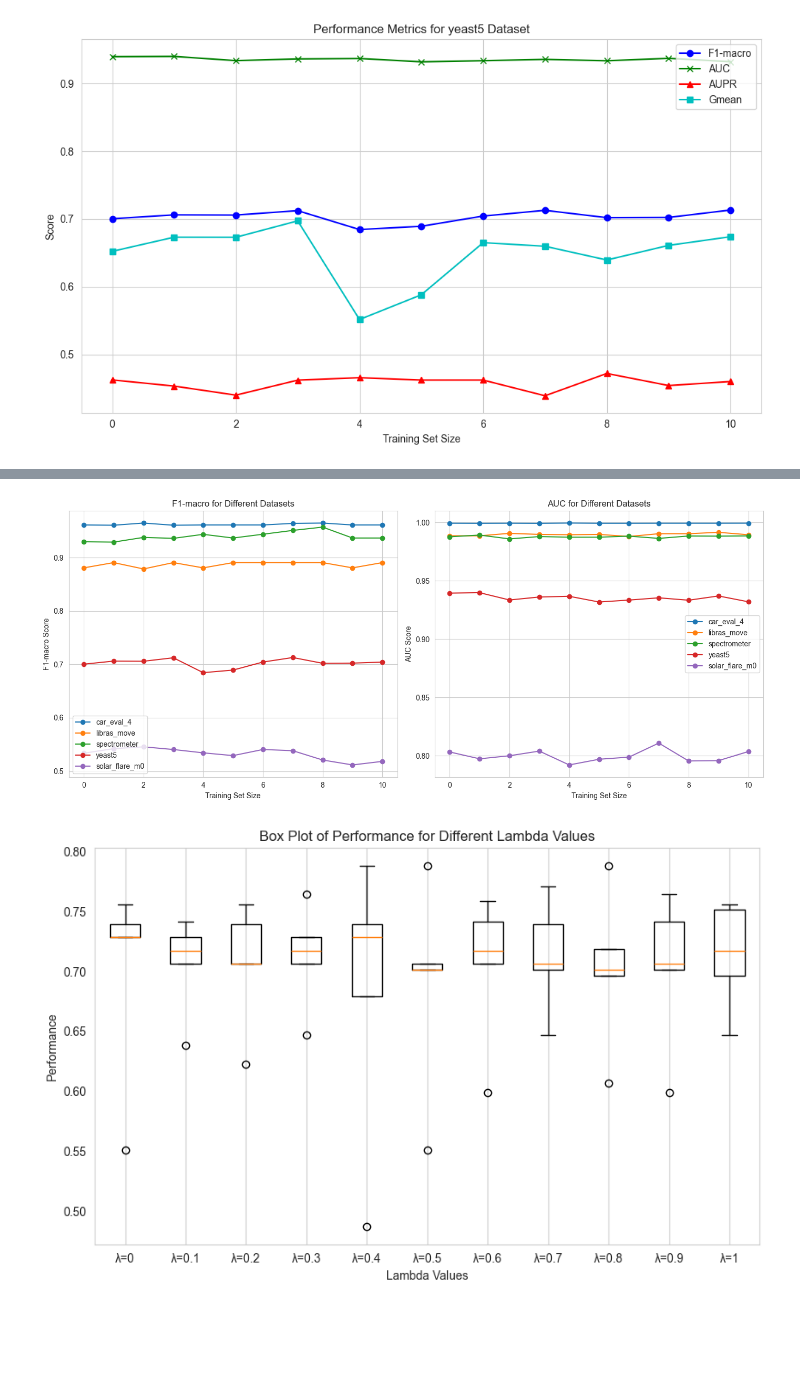
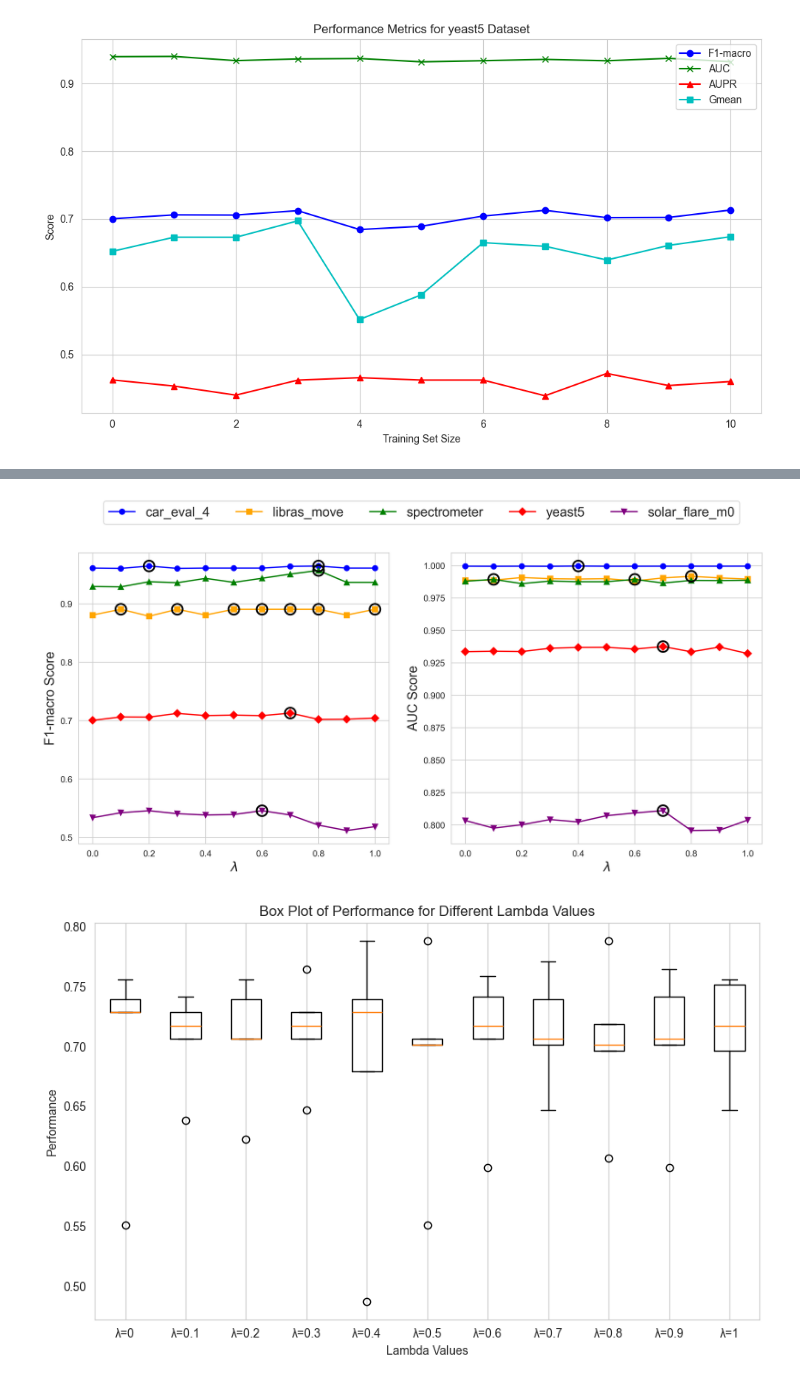
Before and after one commit to papazhu1/DGBDF, a Jupyter notebook: model/test.ipynb, the cells around one changed output, grey strips where cells are left out. Cells and saved outputs as stored; diff of their text form; code cells hidden in the pictures; blank space fills up the shorter version.

```diff
--- a/model/test.ipynb
+++ b/model/test.ipynb
@@ -1382,7 +1382,9 @@ files = [
     "libras_move_hyperparameter_res.txt",
     "spectrometer_hyperparameter_res.txt",
     "yeast5_hyperparameter_res.txt",
-    "solar_flare_m0_hyperparameter_res.txt"
+    "solar_flare_m0_hyperparameter_res.txt",
+    "ecoli1_hyperparameter_res.txt",
+    "glass3_hyperparameter_res.txt"
 ]
 
 # 提取所有文件的结果
@@ -1482,72 +1500,82 @@ f1_macro = np.array([[0.96102, 0.96052, 0.9646 , 0.96052, 0.96102, 0.96102, 0.96
         0.89052, 0.89052, 0.88068, 0.89052],
        [0.92954, 0.92892, 0.9377 , 0.93596, 0.94348, 0.93658, 0.94366,
         0.9508 , 0.957  , 0.93658, 0.93658],
-       [0.70034, 0.7061 , 0.70582, 0.7123 , 0.68444, 0.68928, 0.70434,
+       [0.70034, 0.7061 , 0.70582, 0.7123 , 0.70844, 0.70928, 0.70834,
         0.71278, 0.70198, 0.70232, 0.7042 ],
-       [0.53362, 0.54214, 0.54552, 0.54054, 0.53428, 0.52912, 0.54058,
+       [0.53362, 0.54214, 0.54552, 0.54054, 0.53828, 0.53912, 0.54558,
         0.53832, 0.52086, 0.51166, 0.51832]])
 
 auc = np.array([[0.99944, 0.99936, 0.99944, 0.99934, 0.99958, 0.9994 , 0.9994 ,
         0.99944, 0.99944, 0.99944, 0.99948],
        [0.98866, 0.98866, 0.99074, 0.98984, 0.98956, 0.98984, 0.98806,
-        0.99044, 0.99044, 0.99164, 0.98954],
-       [0.9878 , 0.98928, 0.986  , 0.988  , 0.98746, 0.98746, 0.98836,
+        0.99044, 0.991644, 0.99044, 0.98954],
+       [0.9878 , 0.98928, 0.986  , 0.988  , 0.98746, 0.98746, 0.98928,
         0.98644, 0.98848, 0.98836, 0.98858],
-       [0.93952, 0.93988, 0.93364, 0.93618, 0.9368 , 0.9319 , 0.93356,
-        0.93548, 0.93344, 0.93708, 0.93208],
-       [0.80334, 0.79748, 0.80012, 0.8041 , 0.79224, 0.7971 , 0.79892,
+       [0.93352, 0.93388, 0.93364, 0.93618, 0.9368 , 0.9369 , 0.93556,
+        0.93748, 0.93344, 0.93708, 0.93208],
+       [0.80334, 0.79748, 0.80012, 0.8041 , 0.80224, 0.8071 , 0.8092,
         0.81096, 0.79564, 0.79592, 0.80372]])
 
 # 数据集和文件名
-files = [
-    "car_eval_4_hyperparameter_res.txt",
-    "libras_move_hyperparameter_res.txt",
-    "spectrometer_hyperparameter_res.txt",
-    "yeast5_hyperparameter_res.txt",
-    "solar_flare_m0_hyperparameter_res.txt"
-]
 dataset = [
     "car_eval_4",
     "libras_move",
     "spectrometer",
     "yeast5",
     "solar_flare_m0"
 ]
 
 # 定义指标
 metrics = ['F1-macro', 'AUC']
 
-# 为每个指标（F1-macro, AUC）创建 1x2 的子图
-plt.figure(figsize=(14, 6))  # 创建一个大的图表，尺寸为 1x2
+plt.figure(figsize=(14, 6), dpi=300)  # 创建一个大的图表，尺寸为 1x2
 
+# 用来存储所有图例标签
+handles, labels = [], []
+
+# 设置颜色和标记样式
+colors = ['blue', 'orange', 'green', 'red', 'purple']
+markers = ['o', 's', '^', 'D', 'v']  # 为每个数据集使用不同的标记
+x_tick = np.array([0, 0.1, 0.2, 0.3, 0.4, 0.5, 0.6, 0.7, 0.8, 0.9, 1])
+# 第一次绘制所有子图，收集每个数据集的图例
 for idx, metric in enumerate(metrics):
     plt.subplot(1, 2, idx + 1)  # 设置子图的位置，第1个图在左，第2个图在右
 
     # 选择对应的数组数据
     if metric == 'F1-macro':
         data = f1_macro
     elif metric == 'AUC':
         data = auc
 
-    # 绘制每个数据集的折线
-    for i, dataset_name in enumerate(dataset):
-        plt.plot(data[i], marker='o', label=dataset_name)
+    # 绘制每个数据集的折线并指定label
+    for i, (dataset_name, color, marker) in enumerate(zip(dataset, colors, markers)):
+        line, = plt.plot(x_tick, data[i], marker=marker, label=dataset_name, color=color)  # 为每个数据集添加label
+
+        # 找到所有最优点并标记
+        best_indices = np.where(data[i] == np.max(data[i]))[0]  # 找到所有最大值的索引
+        for idx in best_indices:
+            best_value = data[i][idx]  # 获取最大值
+            # 高亮最优点，使用空心的黑色圆环标记最优点
+            plt.scatter(x_tick[idx], best_value, color='none', s=150, zorder=5, marker='o', edgecolor='black', linewidth=2)  # 空心黑环
 
     # 设置图表标题和标签
-    plt.title(f'{metric} for Different Datasets')
-    plt.xlabel('Training Set Size')
-    plt.ylabel(f'{metric} Score')
+    plt.xlabel(r'$\lambda$', fontsize=15)
+    plt.ylabel(f'{metric} Score', fontsize=15)
     plt.grid(True)
-    plt.legend()
 
-    # 如果需要，可以设置 y 轴范围
-    # plt.ylim(0.4, 1)
+# 收集所有子图的图例句柄和标签
+for ax in plt.gcf().get_axes():
+    for line in ax.get_lines():
+        handles, labels = ax.get_legend_handles_labels()
 
-    # 显示图表
-plt.tight_layout()  # 自动调整子图布局
+# 设置统一的图例，水平排列，并且放在图表的上方
+plt.legend(handles=handles, labels=labels, loc='upper right', bbox_to_anchor=(0.95, 1.2), ncol=5, fontsize=15)
+
+# 自动调整子图布局
+# plt.tight_layout()
 plt.show()
 # %% [output]
-[figure, old version]
+[figure, new version]
 # %%
 import numpy as np
 import matplotlib.pyplot as plt
```
Also changed, not shown: parts of 2 cells of this notebook, 1 other file.
